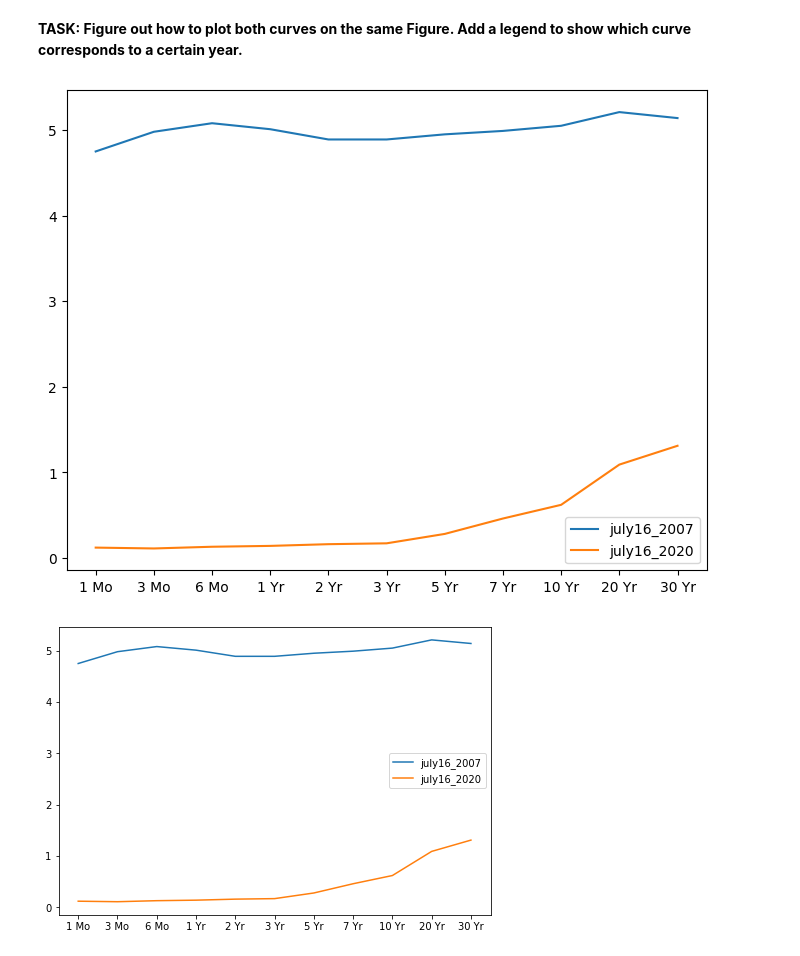
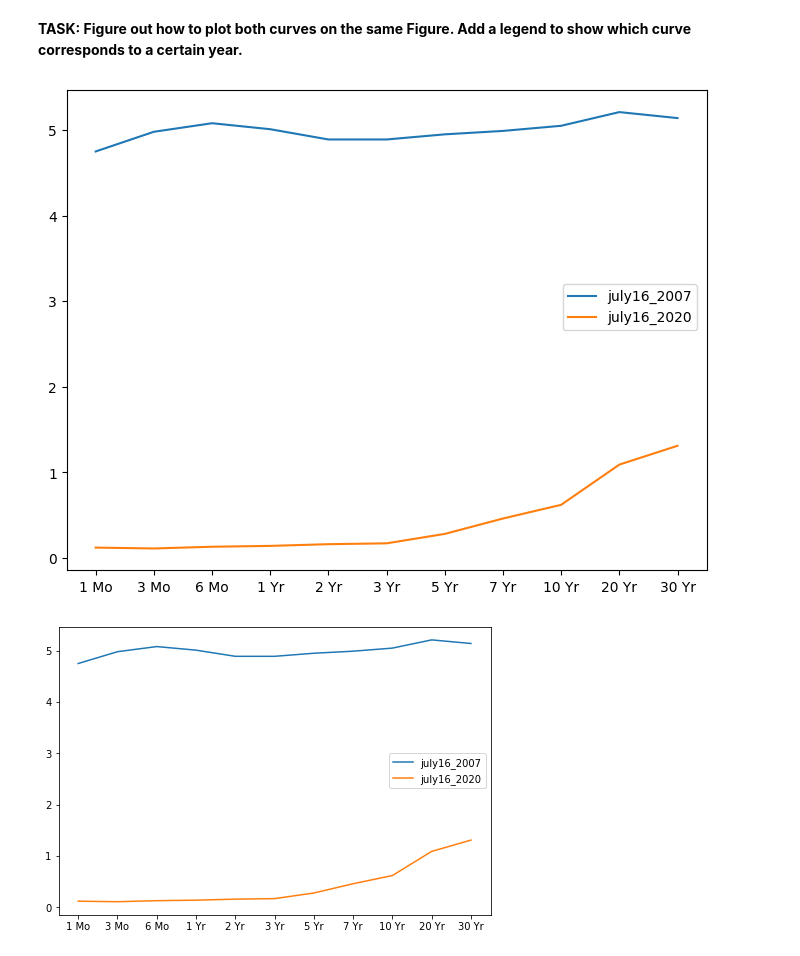
Before and after one commit to JisungWoo/UdemyCourse, a Jupyter notebook: 04-Matplotlib/04-Matplotlib Exercises_practice.ipynb, the cells around one changed output. Drawn from its saved outputs; the diff is of its cells as text; code cells hidden in the pictures.

```diff
--- a/04-Matplotlib/04-Matplotlib Exercises_practice.ipynb
+++ b/04-Matplotlib/04-Matplotlib Exercises_practice.ipynb
@@ -136,16 +137,17 @@ july16_2020 = [0.12,0.11,0.13,0.14,0.16,0.17,0.28,0.46,0.62,1.09,1.31]
 # %%
 # CODE HERE
 fig = plt.figure()
 
 axes = fig.add_axes([0,0,1,1])
 
-axes.plot(labels,july16_2007,label='july16_2007')
-axes.plot(labels,july16_2020,label='july16_2020')
-plt.legend()
+axes.plot(labels, july16_2007, label='july16_2007')
+axes.plot(labels, july16_2020, label='july16_2020')
+
+plt.legend(loc=(0.775, 0.5))
 
 plt.show()
 # %% [output]
-[figure, old version]
+[figure, new version]
 # %%
 # DONT RUN THE CELL BELOW! IT WILL ERASE THE PLOT!
 # %%
```
Also changed, not shown: parts of 10 cells of this notebook.
